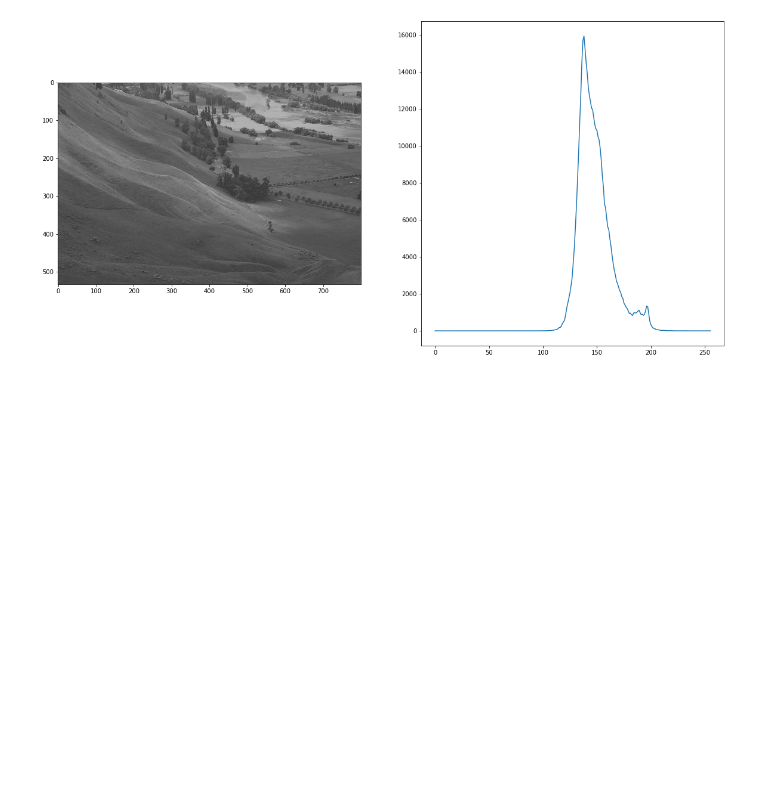
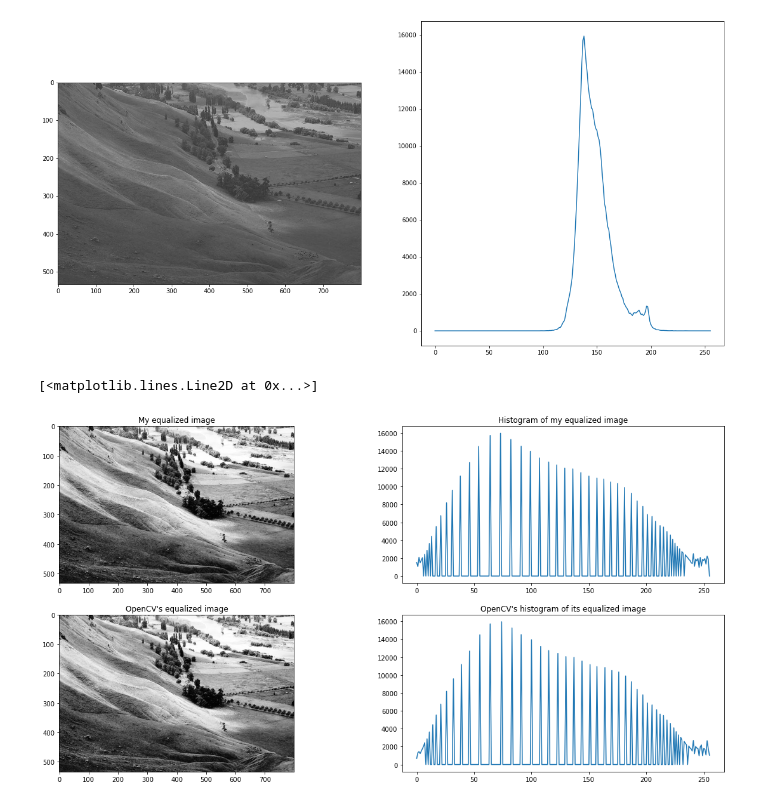
Before and after one commit to sergio-hernandez-castillo/Computer-Vision, a Jupyter notebook: Assignments/A5. Histogram Equalization.ipynb, the cells around one changed output. Drawn from its saved outputs; the diff is of its cells as text; code cells hidden in the pictures; blank space fills up the shorter version.

```diff
--- a/Assignments/A5. Histogram Equalization.ipynb
+++ b/Assignments/A5. Histogram Equalization.ipynb
@@ -110,0 +105,24 @@ ax2.plot(hist)
+# %%
+# TODO: Compare your results with the OpenCV implementation of histogram equalization. Plot the histogram of the equalized image with your
+# implementation and the histogram of the equalized image with OpenCV's implementation.
+
+my_hist = cv2.calcHist([intense_bay], [0], None, [256], [0, 256])
+
+bay_cpy = np.copy(bay)
+opencv_eq = cv2.equalizeHist(bay_cpy)
+opencv_hist = cv2.calcHist([opencv_eq], [0], None, [256], [0, 256])
+
+f, ((ax1, ax2), (ax3, ax4)) = plt.subplots(2, 2, figsize=(20,10))
+
+ax1.set_title('My equalized image')
+ax1.imshow(intense_bay, cmap='gray')
+ax2.set_title('Histogram of my equalized image')
+ax2.plot(my_hist)
+
+ax3.set_title("OpenCV's equalized image")
+ax3.imshow(opencv_eq, cmap='gray')
+ax4.set_title("OpenCV's histogram of its equalized image")
+ax4.plot(opencv_hist)
+# %% [output]
+[<matplotlib.lines.Line2D at 0x...>]
+[figure, added]
```
Also changed, not shown: parts of 6 cells of this notebook, 2 other files.
